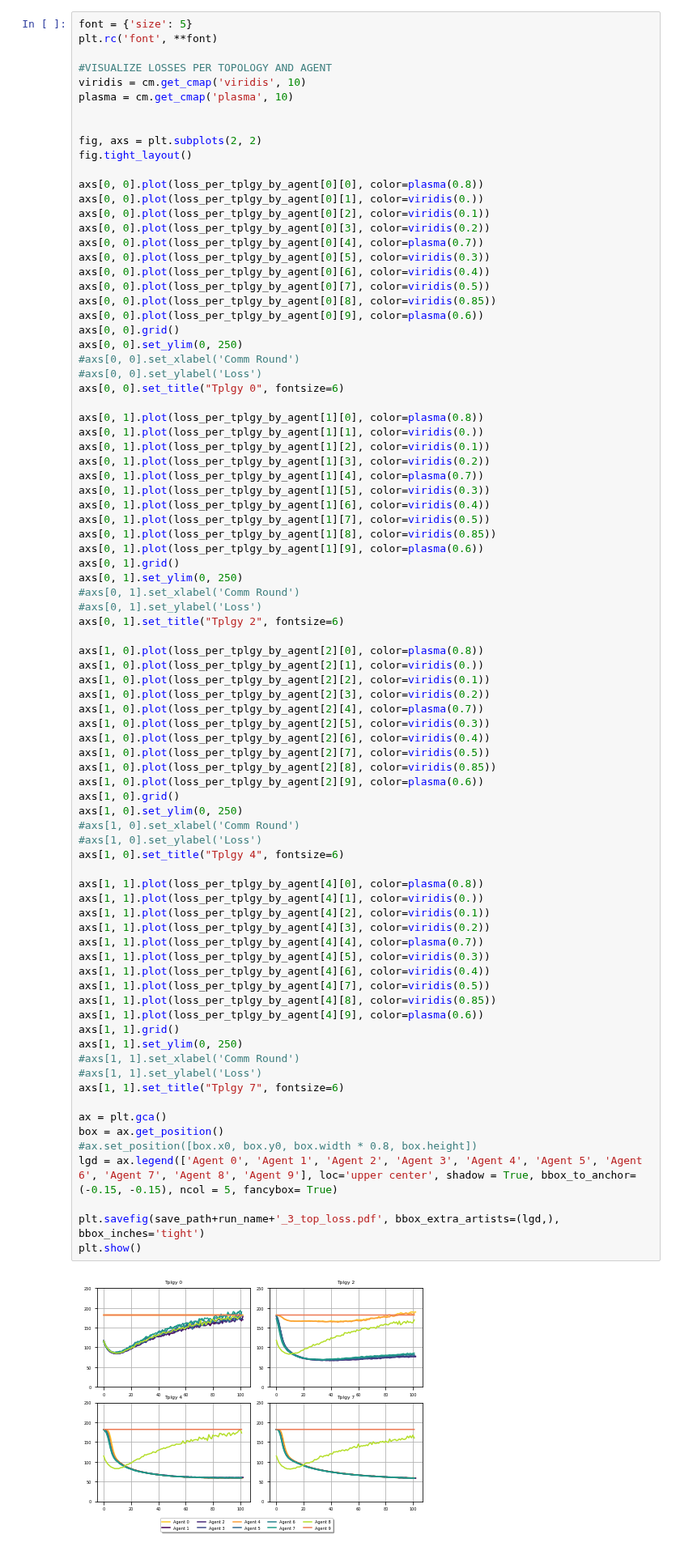
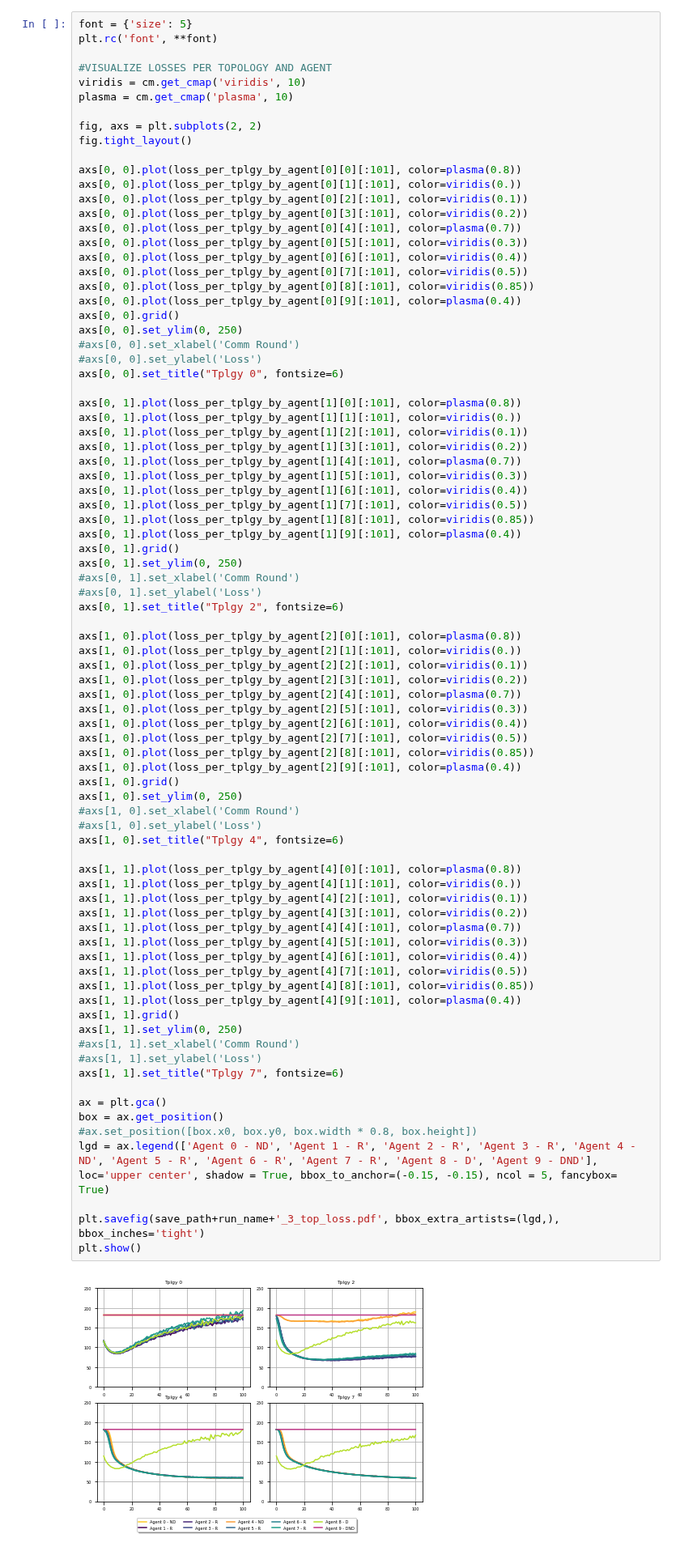
Before and after one commit to AitorB16/GLow, a Jupyter notebook: visualization/8_visualize_results.ipynb, the cells around one changed output. Shown at 81% size. Drawn from its saved outputs; the diff is of its cells as text.

```diff
--- a/visualization/8_visualize_results.ipynb
+++ b/visualization/8_visualize_results.ipynb
@@ -156,83 +174,82 @@ plt.rc('font', **font)
 viridis = cm.get_cmap('viridis', 10)
 plasma = cm.get_cmap('plasma', 10)
 
-
 fig, axs = plt.subplots(2, 2)
 fig.tight_layout()
 
-axs[0, 0].plot(loss_per_tplgy_by_agent[0][0], color=plasma(0.8))
-axs[0, 0].plot(loss_per_tplgy_by_agent[0][1], color=viridis(0.))
-axs[0, 0].plot(loss_per_tplgy_by_agent[0][2], color=viridis(0.1))
-axs[0, 0].plot(loss_per_tplgy_by_agent[0][3], color=viridis(0.2))
-axs[0, 0].plot(loss_per_tplgy_by_agent[0][4], color=plasma(0.7))
-axs[0, 0].plot(loss_per_tplgy_by_agent[0][5], color=viridis(0.3))
-axs[0, 0].plot(loss_per_tplgy_by_agent[0][6], color=viridis(0.4))
-axs[0, 0].plot(loss_per_tplgy_by_agent[0][7], color=viridis(0.5))
-axs[0, 0].plot(loss_per_tplgy_by_agent[0][8], color=viridis(0.85))
-axs[0, 0].plot(loss_per_tplgy_by_agent[0][9], color=plasma(0.6))
+axs[0, 0].plot(loss_per_tplgy_by_agent[0][0][:101], color=plasma(0.8))
+axs[0, 0].plot(loss_per_tplgy_by_agent[0][1][:101], color=viridis(0.))
+axs[0, 0].plot(loss_per_tplgy_by_agent[0][2][:101], color=viridis(0.1))
+axs[0, 0].plot(loss_per_tplgy_by_agent[0][3][:101], color=viridis(0.2))
+axs[0, 0].plot(loss_per_tplgy_by_agent[0][4][:101], color=plasma(0.7))
+axs[0, 0].plot(loss_per_tplgy_by_agent[0][5][:101], color=viridis(0.3))
+axs[0, 0].plot(loss_per_tplgy_by_agent[0][6][:101], color=viridis(0.4))
+axs[0, 0].plot(loss_per_tplgy_by_agent[0][7][:101], color=viridis(0.5))
+axs[0, 0].plot(loss_per_tplgy_by_agent[0][8][:101], color=viridis(0.85))
+axs[0, 0].plot(loss_per_tplgy_by_agent[0][9][:101], color=plasma(0.4))
 axs[0, 0].grid()
 axs[0, 0].set_ylim(0, 250)
 #axs[0, 0].set_xlabel('Comm Round')
 #axs[0, 0].set_ylabel('Loss')
 axs[0, 0].set_title("Tplgy 0", fontsize=6)
 
-axs[0, 1].plot(loss_per_tplgy_by_agent[1][0], color=plasma(0.8))
-axs[0, 1].plot(loss_per_tplgy_by_agent[1][1], color=viridis(0.))
-axs[0, 1].plot(loss_per_tplgy_by_agent[1][2], color=viridis(0.1))
-axs[0, 1].plot(loss_per_tplgy_by_agent[1][3], color=viridis(0.2))
-axs[0, 1].plot(loss_per_tplgy_by_agent[1][4], color=plasma(0.7))
-axs[0, 1].plot(loss_per_tplgy_by_agent[1][5], color=viridis(0.3))
-axs[0, 1].plot(loss_per_tplgy_by_agent[1][6], color=viridis(0.4))
-axs[0, 1].plot(loss_per_tplgy_by_agent[1][7], color=viridis(0.5))
-axs[0, 1].plot(loss_per_tplgy_by_agent[1][8], color=viridis(0.85))
-axs[0, 1].plot(loss_per_tplgy_by_agent[1][9], color=plasma(0.6))
+axs[0, 1].plot(loss_per_tplgy_by_agent[1][0][:101], color=plasma(0.8))
+axs[0, 1].plot(loss_per_tplgy_by_agent[1][1][:101], color=viridis(0.))
+axs[0, 1].plot(loss_per_tplgy_by_agent[1][2][:101], color=viridis(0.1))
+axs[0, 1].plot(loss_per_tplgy_by_agent[1][3][:101], color=viridis(0.2))
+axs[0, 1].plot(loss_per_tplgy_by_agent[1][4][:101], color=plasma(0.7))
+axs[0, 1].plot(loss_per_tplgy_by_agent[1][5][:101], color=viridis(0.3))
+axs[0, 1].plot(loss_per_tplgy_by_agent[1][6][:101], color=viridis(0.4))
+axs[0, 1].plot(loss_per_tplgy_by_agent[1][7][:101], color=viridis(0.5))
+axs[0, 1].plot(loss_per_tplgy_by_agent[1][8][:101], color=viridis(0.85))
+axs[0, 1].plot(loss_per_tplgy_by_agent[1][9][:101], color=plasma(0.4))
 axs[0, 1].grid()
 axs[0, 1].set_ylim(0, 250)
 #axs[0, 1].set_xlabel('Comm Round')
 #axs[0, 1].set_ylabel('Loss')
 axs[0, 1].set_title("Tplgy 2", fontsize=6)
 
-axs[1, 0].plot(loss_per_tplgy_by_agent[2][0], color=plasma(0.8))
-axs[1, 0].plot(loss_per_tplgy_by_agent[2][1], color=viridis(0.))
-axs[1, 0].plot(loss_per_tplgy_by_agent[2][2], color=viridis(0.1))
-axs[1, 0].plot(loss_per_tplgy_by_agent[2][3], color=viridis(0.2))
-axs[1, 0].plot(loss_per_tplgy_by_agent[2][4], color=plasma(0.7))
-axs[1, 0].plot(loss_per_tplgy_by_agent[2][5], color=viridis(0.3))
-axs[1, 0].plot(loss_per_tplgy_by_agent[2][6], color=viridis(0.4))
-axs[1, 0].plot(loss_per_tplgy_by_agent[2][7], color=viridis(0.5))
-axs[1, 0].plot(loss_per_tplgy_by_agent[2][8], color=viridis(0.85))
-axs[1, 0].plot(loss_per_tplgy_by_agent[2][9], color=plasma(0.6))
+axs[1, 0].plot(loss_per_tplgy_by_agent[2][0][:101], color=plasma(0.8))
+axs[1, 0].plot(loss_per_tplgy_by_agent[2][1][:101], color=viridis(0.))
+axs[1, 0].plot(loss_per_tplgy_by_agent[2][2][:101], color=viridis(0.1))
+axs[1, 0].plot(loss_per_tplgy_by_agent[2][3][:101], color=viridis(0.2))
+axs[1, 0].plot(loss_per_tplgy_by_agent[2][4][:101], color=plasma(0.7))
+axs[1, 0].plot(loss_per_tplgy_by_agent[2][5][:101], color=viridis(0.3))
+axs[1, 0].plot(loss_per_tplgy_by_agent[2][6][:101], color=viridis(0.4))
+axs[1, 0].plot(loss_per_tplgy_by_agent[2][7][:101], color=viridis(0.5))
+axs[1, 0].plot(loss_per_tplgy_by_agent[2][8][:101], color=viridis(0.85))
+axs[1, 0].plot(loss_per_tplgy_by_agent[2][9][:101], color=plasma(0.4))
 axs[1, 0].grid()
 axs[1, 0].set_ylim(0, 250)
 #axs[1, 0].set_xlabel('Comm Round')
 #axs[1, 0].set_ylabel('Loss')
 axs[1, 0].set_title("Tplgy 4", fontsize=6)
 
-axs[1, 1].plot(loss_per_tplgy_by_agent[4][0], color=plasma(0.8))
-axs[1, 1].plot(loss_per_tplgy_by_agent[4][1], color=viridis(0.))
-axs[1, 1].plot(loss_per_tplgy_by_agent[4][2], color=viridis(0.1))
-axs[1, 1].plot(loss_per_tplgy_by_agent[4][3], color=viridis(0.2))
-axs[1, 1].plot(loss_per_tplgy_by_agent[4][4], color=plasma(0.7))
-axs[1, 1].plot(loss_per_tplgy_by_agent[4][5], color=viridis(0.3))
-axs[1, 1].plot(loss_per_tplgy_by_agent[4][6], color=viridis(0.4))
-axs[1, 1].plot(loss_per_tplgy_by_agent[4][7], color=viridis(0.5))
-axs[1, 1].plot(loss_per_tplgy_by_agent[4][8], color=viridis(0.85))
-axs[1, 1].plot(loss_per_tplgy_by_agent[4][9], color=plasma(0.6))
+axs[1, 1].plot(loss_per_tplgy_by_agent[4][0][:101], color=plasma(0.8))
+axs[1, 1].plot(loss_per_tplgy_by_agent[4][1][:101], color=viridis(0.))
+axs[1, 1].plot(loss_per_tplgy_by_agent[4][2][:101], color=viridis(0.1))
+axs[1, 1].plot(loss_per_tplgy_by_agent[4][3][:101], color=viridis(0.2))
+axs[1, 1].plot(loss_per_tplgy_by_agent[4][4][:101], color=plasma(0.7))
+axs[1, 1].plot(loss_per_tplgy_by_agent[4][5][:101], color=viridis(0.3))
+axs[1, 1].plot(loss_per_tplgy_by_agent[4][6][:101], color=viridis(0.4))
+axs[1, 1].plot(loss_per_tplgy_by_agent[4][7][:101], color=viridis(0.5))
+axs[1, 1].plot(loss_per_tplgy_by_agent[4][8][:101], color=viridis(0.85))
+axs[1, 1].plot(loss_per_tplgy_by_agent[4][9][:101], color=plasma(0.4))
 axs[1, 1].grid()
 axs[1, 1].set_ylim(0, 250)
 #axs[1, 1].set_xlabel('Comm Round')
 #axs[1, 1].set_ylabel('Loss')
 axs[1, 1].set_title("Tplgy 7", fontsize=6)
 
 ax = plt.gca()
 box = ax.get_position()
 #ax.set_position([box.x0, box.y0, box.width * 0.8, box.height])
-lgd = ax.legend(['Agent 0', 'Agent 1', 'Agent 2', 'Agent 3', 'Agent 4', 'Agent 5', 'Agent 6', 'Agent 7', 'Agent 8', 'Agent 9'], loc='upper center', shadow = True, bbox_to_anchor=(-0.15, -0.15), ncol = 5, fancybox= True)
+lgd = ax.legend(['Agent 0 - ND', 'Agent 1 - R', 'Agent 2 - R', 'Agent 3 - R', 'Agent 4 - ND', 'Agent 5 - R', 'Agent 6 - R', 'Agent 7 - R', 'Agent 8 - D', 'Agent 9 - DND'], loc='upper center', shadow = True, bbox_to_anchor=(-0.15, -0.15), ncol = 5, fancybox= True)
 
 plt.savefig(save_path+run_name+'_3_top_loss.pdf', bbox_extra_artists=(lgd,), bbox_inches='tight')
 plt.show()
 # %% [output]
-[figure, old version]
+[figure, new version]
 # %%
 #VISUALIZE LOSSES PER TOPOLOGY AND AGENT
 viridis = cm.get_cmap('viridis', 10)
```
Also changed, not shown: parts of 2 cells of this notebook, 5 other files.
